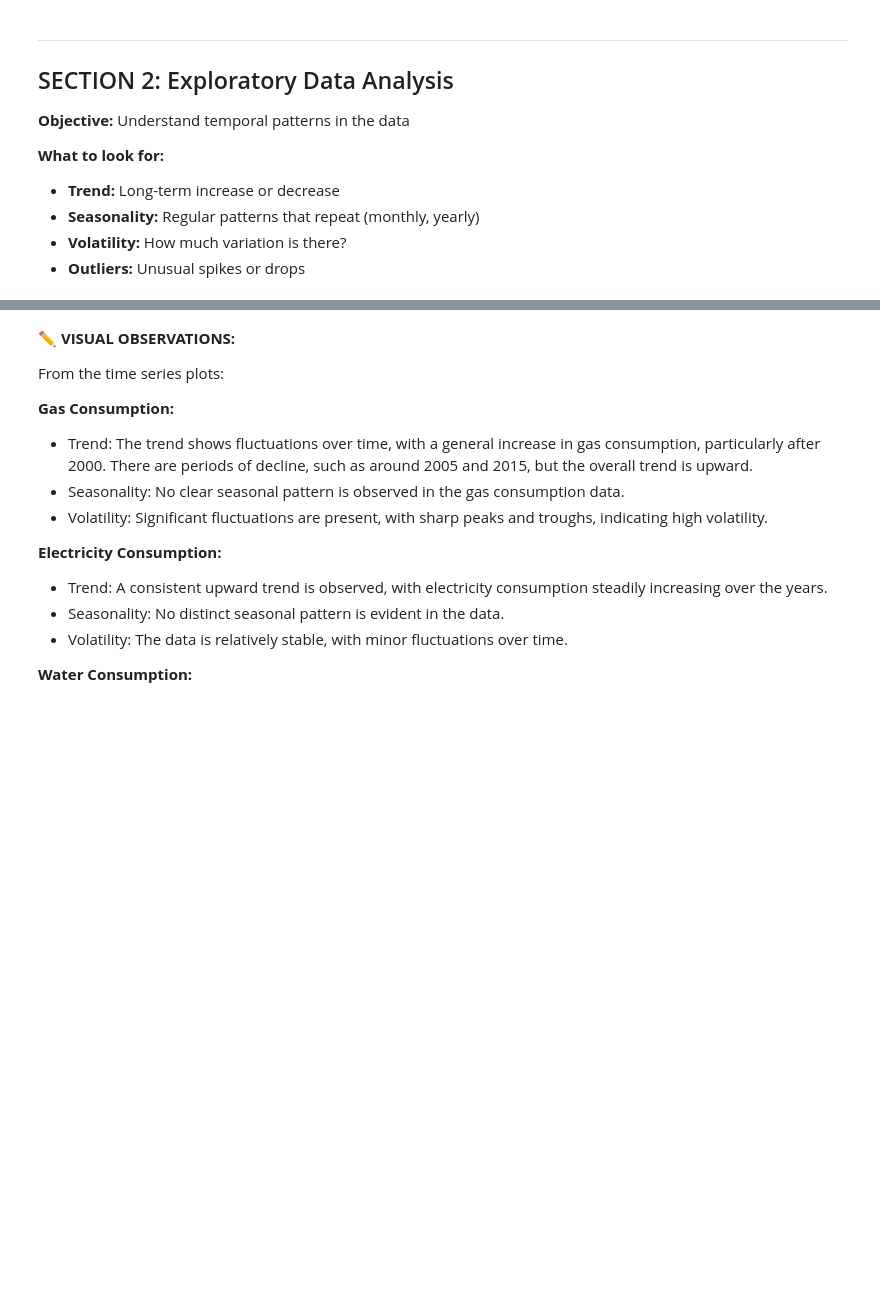
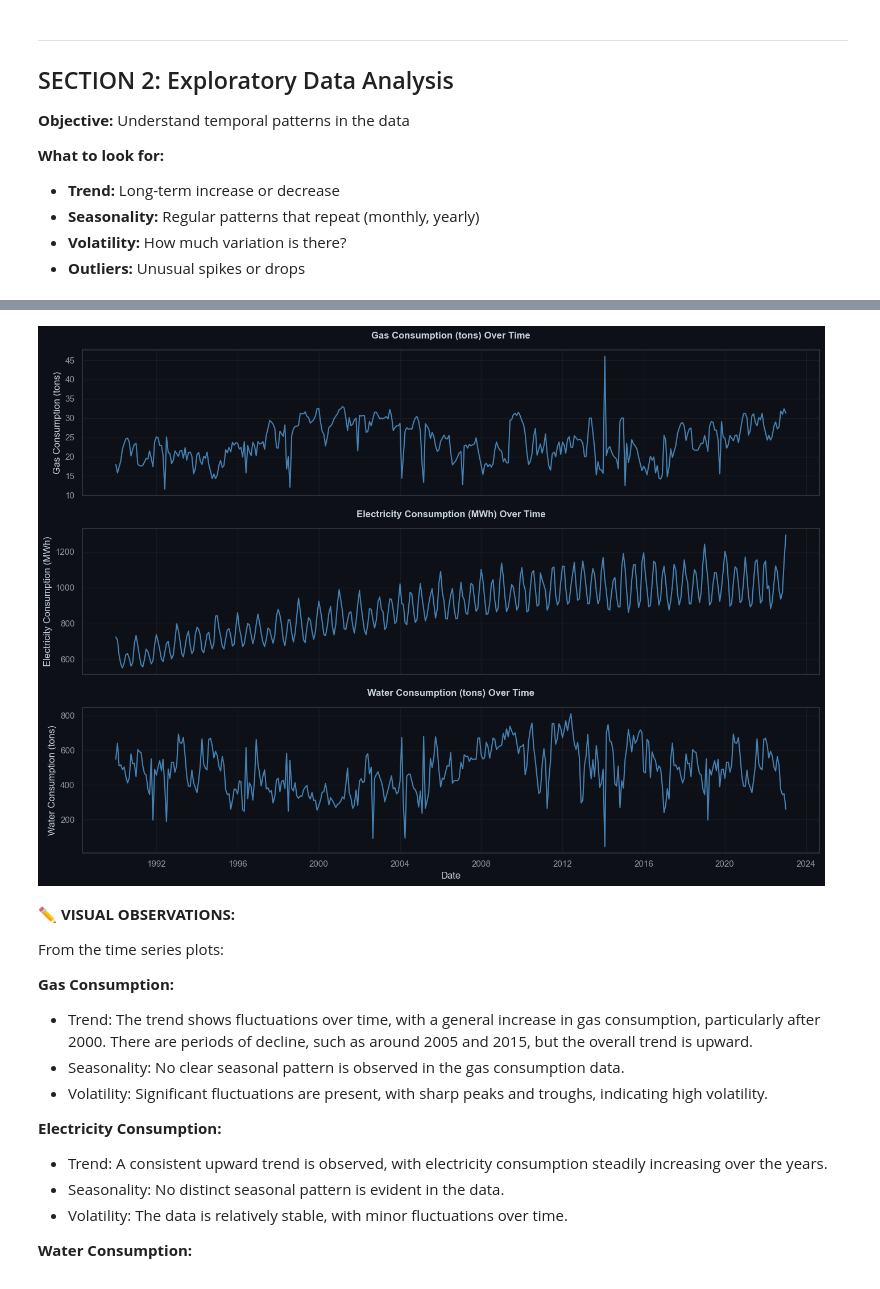
Before and after one commit to pufferfish3e/unsupervised-learning, a Jupyter notebook: CA2_PartB_Student_Template_1.ipynb, the cells around one changed output, grey strips where cells are left out. Saved outputs shown, nothing was run; the diff lists cells and outputs as text; code cells hidden in the pictures; blank space fills up the shorter version.

```diff
--- a/CA2_PartB_Student_Template_1.ipynb
+++ b/CA2_PartB_Student_Template_1.ipynb
@@ -284,3 +228,20 @@ plt.show()
+# %%
+# Plot all three consumption types over time
+
+targets = ['Gas Consumption (tons)', 'Electricity Consumption (MWh)', 'Water Consumption (tons)']
+
+fig, axes = plt.subplots(3, 1, figsize=(14, 10), sharex=True)
+for idx, target in enumerate(targets):
+    axes[idx].plot(df.index, df[target], color='steelblue')
+    axes[idx].set_title(f'{target} Over Time')
+    axes[idx].set_ylabel(target)
+    axes[idx].grid(True, alpha=0.3)
+
+plt.xlabel('Date')
+plt.tight_layout()
+plt.show()
+# %% [output]
+[figure, added]
 # %% [markdown]
 **✏️ VISUAL OBSERVATIONS:**
 
```
Also changed, not shown: parts of 85 cells of this notebook, 2 other files.
